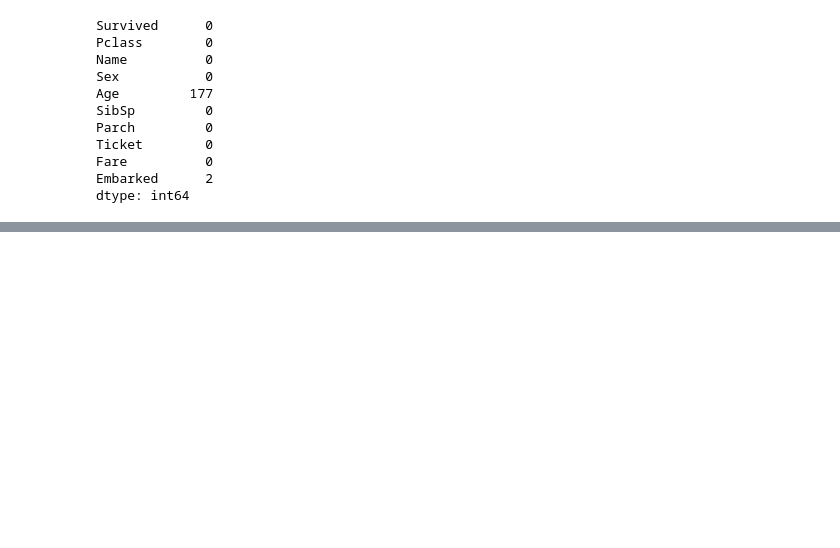
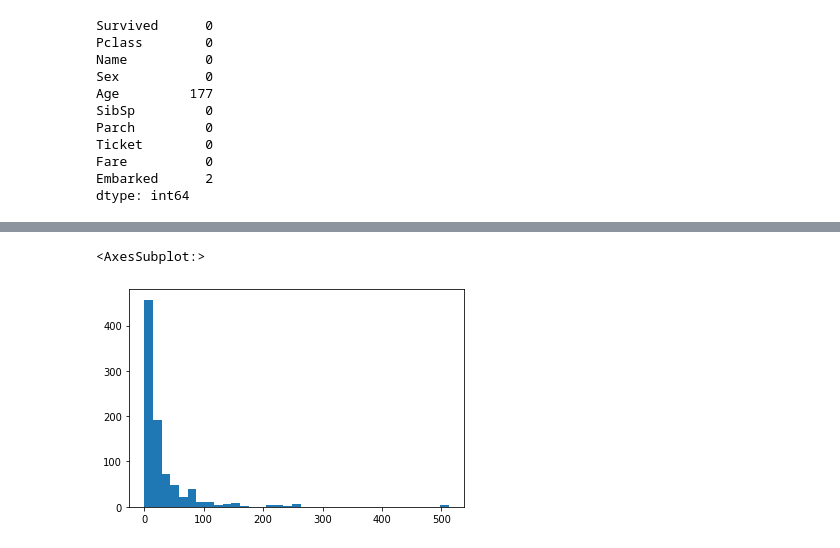
Before and after one commit to ilrd/Binary_Classification, a Jupyter notebook: notebooks/EDA.ipynb, the cells around one changed output, grey strips where cells are left out. Saved outputs shown, nothing was run; the diff lists cells and outputs as text; code cells hidden in the pictures; blank space fills up the shorter version.

```diff
--- a/notebooks/EDA.ipynb
+++ b/notebooks/EDA.ipynb
@@ -119,0 +174,5 @@ train_df['Age'].hist(bins=35, grid=False)
+# %%
+train_df['Fare'].hist(bins=35, grid=False)
+# %% [output]
+<AxesSubplot:>
+[figure, added]
```
Also changed, not shown: parts of 39 cells of this notebook, 2 other files.
